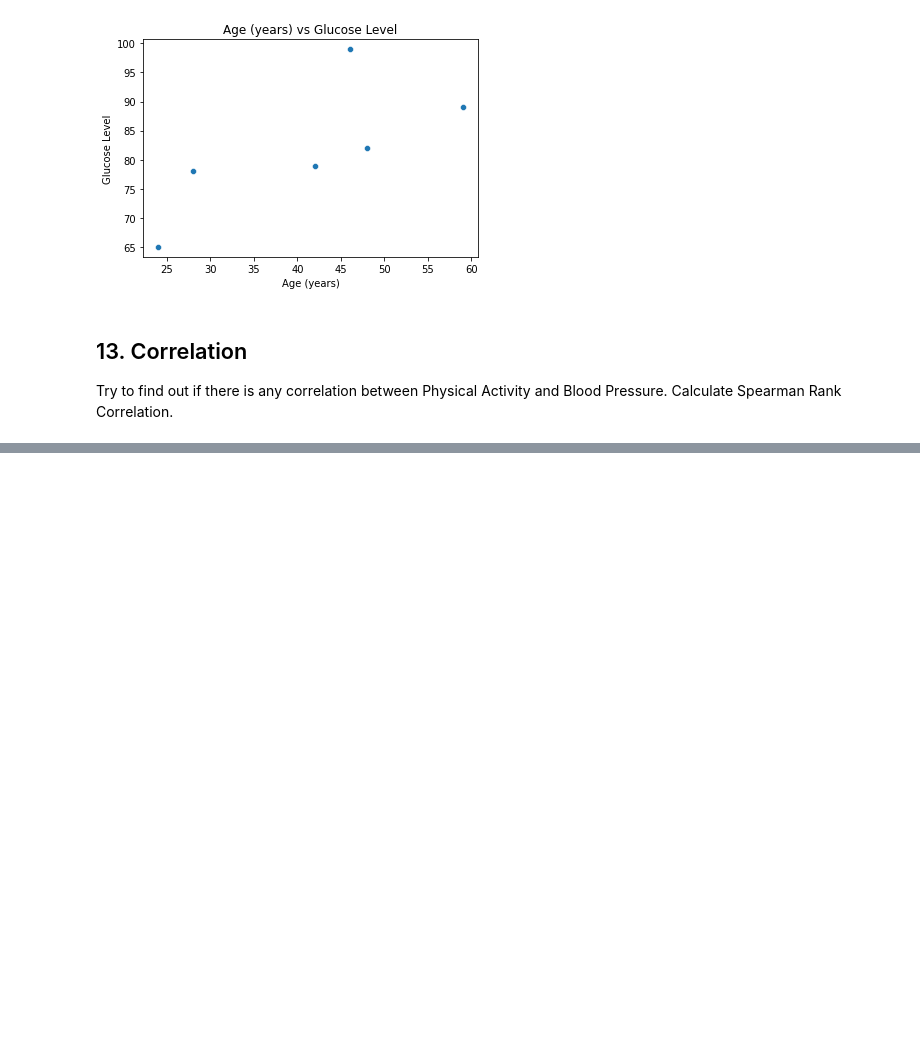
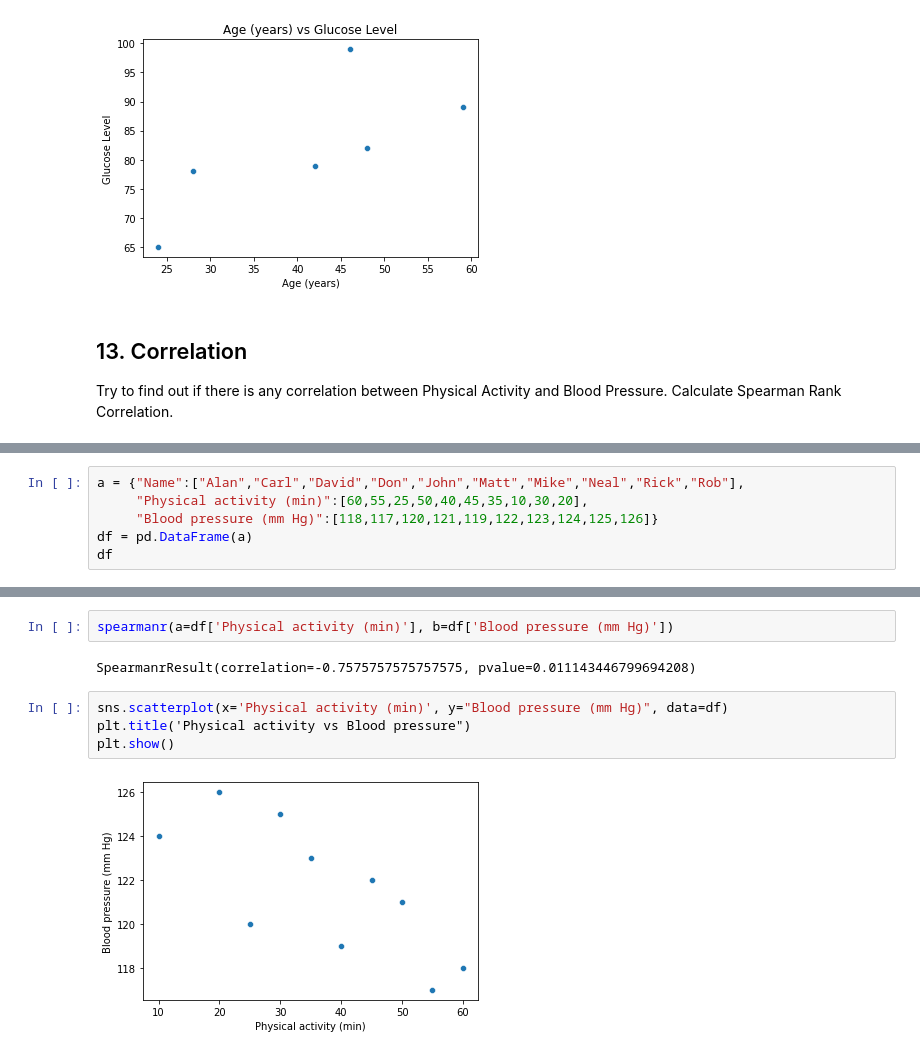
Before and after one commit to LMS-Learnvista/LB_DSC_SEPT_WKND_20, a Jupyter notebook: kavyajeet/statistics/statistics_assignment.ipynb, the cells around one changed output, grey strips where cells are left out. Drawn from its saved outputs; the diff is of its cells as text; blank space fills up the shorter version.

```diff
--- a/kavyajeet/statistics/statistics_assignment.ipynb
+++ b/kavyajeet/statistics/statistics_assignment.ipynb
@@ -216,0 +213,6 @@ a = {"patient":["Alan","Carl","David","Don","John","Matt","Mike","Neal","Rick","
+# %%
+a = {"Name":["Alan","Carl","David","Don","John","Matt","Mike","Neal","Rick","Rob"],
+     "Physical activity (min)":[60,55,25,50,40,45,35,10,30,20],
+     "Blood pressure (mm Hg)":[118,117,120,121,119,122,123,124,125,126]}
+df = pd.DataFrame(a)
+df
@@ -216,0 +231,10 @@ a = {"patient":["Alan","Carl","David","Don","John","Matt","Mike","Neal","Rick","
+# %%
+spearmanr(a=df['Physical activity (min)'], b=df['Blood pressure (mm Hg)'])
+# %% [output]
+SpearmanrResult(correlation=-0.7575757575757575, pvalue=0.011143446799694208)
+# %%
+sns.scatterplot(x='Physical activity (min)', y="Blood pressure (mm Hg)", data=df)
+plt.title('Physical activity vs Blood pressure")
+plt.show()
+# %% [output]
+[figure, added]
```
Also changed, not shown: parts of 3 cells of this notebook.
